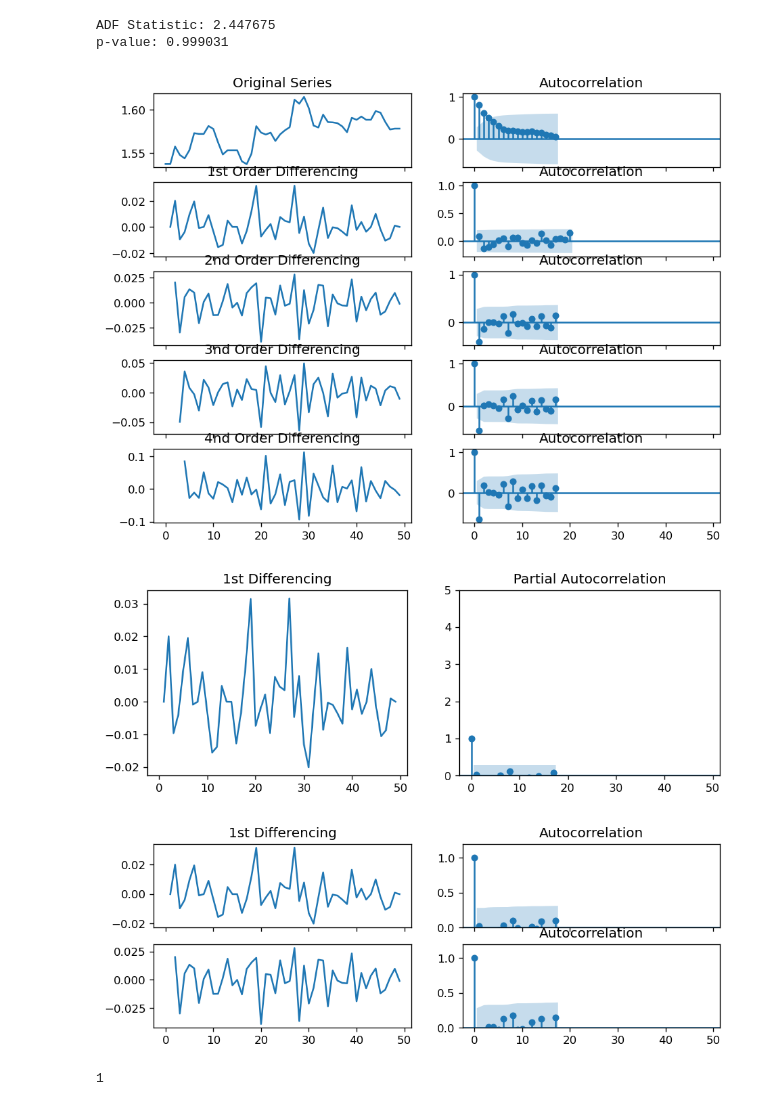
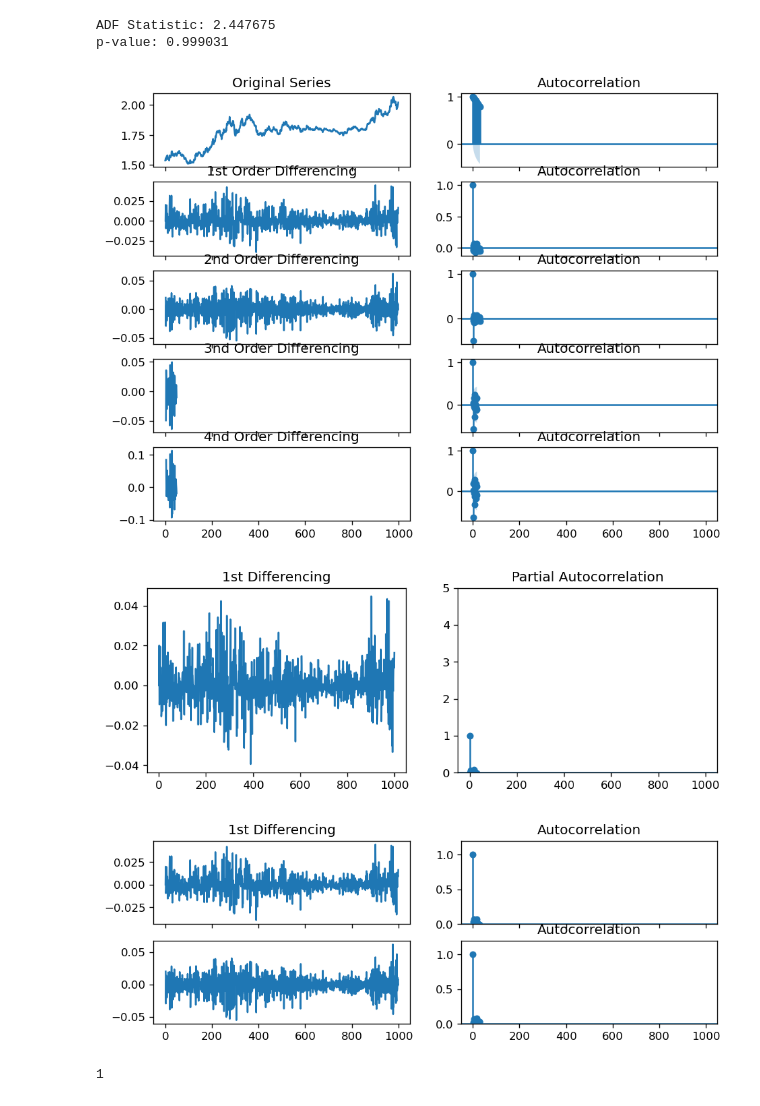
Before and after one commit to AlaaeddineBesbes/DATA731-Market-Movement, a Jupyter notebook: Projet.ipynb, the cells around one changed output. Drawn from its saved outputs; the diff is of its cells as text; code cells hidden in the pictures.

```diff
--- a/Projet.ipynb
+++ b/Projet.ipynb
@@ -351,57 +355,57 @@ p-value: 0.999031
 # %%
 plt.rcParams.update({'figure.figsize':(9,7), 'figure.dpi':120})
 
 # Original Series
 fig, axes = plt.subplots(5, 2, sharex=True)
-axes[0, 0].plot(data['Turkish Lira'][:50]); axes[0, 0].set_title('Original Series')
-plot_acf(data['Turkish Lira'][:50], ax=axes[0, 1])
+axes[0, 0].plot(data['Turkish Lira'][:1000]); axes[0, 0].set_title('Original Series')
+plot_acf(data['Turkish Lira'][:1000], ax=axes[0, 1])
 
 # 1st Differencing
-axes[1, 0].plot(data['Turkish Lira'][:50].diff()); axes[1, 0].set_title('1st Order Differencing')
-plot_acf(data['Turkish Lira'][:100].diff().dropna(), ax=axes[1, 1])
+axes[1, 0].plot(data['Turkish Lira'][:1000].diff()); axes[1, 0].set_title('1st Order Differencing')
+plot_acf(data['Turkish Lira'][:1000].diff().dropna(), ax=axes[1, 1])
 
 # 2nd Differencing
-axes[2, 0].plot(data['Turkish Lira'][:50].diff().diff()); axes[2, 0].set_title('2nd Order Differencing')
-plot_acf(data['Turkish Lira'][:50].diff().diff().dropna(), ax=axes[2, 1])
+axes[2, 0].plot(data['Turkish Lira'][:1000].diff().diff()); axes[2, 0].set_title('2nd Order Differencing')
+plot_acf(data['Turkish Lira'][:1000].diff().diff().dropna(), ax=axes[2, 1])
 
 
 # 3nd Differencing
 axes[3, 0].plot(data['Turkish Lira'][:50].diff().diff().diff()); axes[3, 0].set_title('3nd Order Differencing')
 plot_acf(data['Turkish Lira'][:50].diff().diff().diff().dropna(), ax=axes[3, 1])
 
 # 4nd Differencing
 axes[4, 0].plot(data['Turkish Lira'][:50].diff().diff().diff().diff()); axes[4, 0].set_title('4nd Order Differencing')
 plot_acf(data['Turkish Lira'][:50].diff().diff().diff().diff().dropna(), ax=axes[4, 1])
 
 
 plt.show()
 # %% [output]
-[figure, old version]
+[figure, new version]
 # %%
 # PACF plot of 1st differenced series
 plt.rcParams.update({'figure.figsize':(9,3), 'figure.dpi':120})
 
 fig, axes = plt.subplots(1, 2, sharex=True)
-axes[0].plot(data['Turkish Lira'][:50].diff()); axes[0].set_title('1st Differencing')
+axes[0].plot(data['Turkish Lira'][:1000].diff()); axes[0].set_title('1st Differencing')
 axes[1].set(ylim=(0,5))
-plot_pacf(data['Turkish Lira'][:50].diff().dropna(), ax=axes[1])
+plot_pacf(data['Turkish Lira'][:1000].diff().dropna(), ax=axes[1])
 
 plt.show()
 # %% [output]
-[figure, old version]
+[figure, new version]
 # %%
 fig, axes = plt.subplots(2, 2, sharex=True)
-axes[0,0].plot(data['Turkish Lira'][:50].diff()); axes[0,0].set_title('1st Differencing')
+axes[0,0].plot(data['Turkish Lira'][:1000].diff()); axes[0,0].set_title('1st Differencing')
 axes[0,1].set(ylim=(0,1.2))
-plot_acf(data['Turkish Lira'][:50].diff().dropna(), ax=axes[0,1])
+plot_acf(data['Turkish Lira'][:1000].diff().dropna(), ax=axes[0,1])
 
-axes[1,0].plot(data['Turkish Lira'][:50].diff().diff());
+axes[1,0].plot(data['Turkish Lira'][:1000].diff().diff());
 axes[1,1].set(ylim=(0,1.2))
-plot_acf(data['Turkish Lira'][:50].diff().diff().dropna(), ax=axes[1,1])
+plot_acf(data['Turkish Lira'][:1000].diff().diff().dropna(), ax=axes[1,1])
 
 plt.show()
 # %% [output]
-[figure, old version]
+[figure, new version]
 # %%
 ## Adf Test
 ndiffs(data['Turkish Lira'][:50], test='adf')  # 2
```
Also changed, not shown: parts of 12 cells of this notebook.
